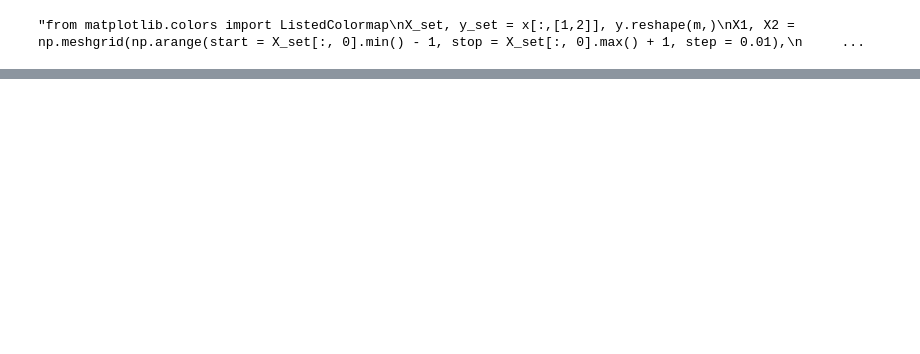
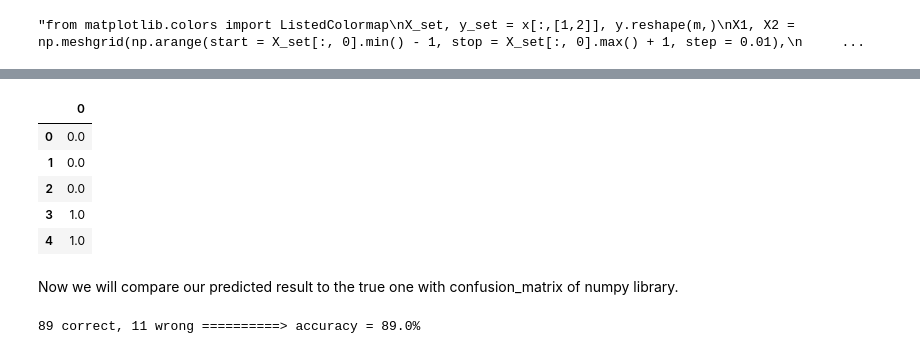
Before and after one commit to Nikronic/Coursera-Machine-Learning, a Jupyter notebook: Week 3 - Logistic Regression/Logistic Regression.ipynb, the cells around one changed output, grey strips where cells are left out. Cells and saved outputs as stored; diff of their text form; code cells hidden in the pictures; blank space fills up the shorter version.

Commit message:
Evaluating on test - accuracy on train
89% accuracy on train

```diff
--- a/Week 3 - Logistic Regression/Logistic Regression.ipynb
+++ b/Week 3 - Logistic Regression/Logistic Regression.ipynb
@@ -231,22 +231,6 @@ The best way is to see model. here model plotted in scatter diagram.
 # %% [markdown]
 For Visualizing of fitted model, we have to predict for every single row in x data and get predicted y and plot new ys.
 We should get something like this: <img src='img/fit.jpg'>
-# %%
-def predictor(x):
-    y_pred = np.zeros(m).reshape(m,)
-    for i in range(0,m):
-        p = sigmoid(lr_hypothesis(x[i],theta))
-        if (p >= 0.5):
-            y_pred[i] = 1
-        else:
-            y_pred[i] = 0
-    return y_pred
-y_pred = predictor(x)
-# %%
-def get_propability(x):
-    p = sigmoid(lr_hypothesis(x,theta))
-    return p
-y_prob = get_propability(x)
 # %%
 # Visualising the Training set results
 """from matplotlib.colors import ListedColormap
@@ -267,0 +257,4 @@ plt.show()"""
+# %%
+def get_propability(x,theta):
+    p = sigmoid(lr_hypothesis(x,theta))
+    return p
@@ -267,0 +273,22 @@ plt.show()"""
+# %%
+def predictor(x,theta):
+    y_pred = np.zeros(m).reshape(m,)
+    for i in range(0,m):
+        p = get_propability(x[i],theta)
+        if (p >= 0.5):
+            y_pred[i] = 1
+        else:
+            y_pred[i] = 0
+    return y_pred
+# %%
+y_pred_train = predictor(x,theta)
+pd.DataFrame(y_pred_train).head(5)
+# %% [output]
+|  | 0 |
+| 0 | 0.0 |
+| 1 | 0.0 |
+| 2 | 0.0 |
+| 3 | 1.0 |
+| 4 | 1.0 |
+# %% [markdown]
+Now we will compare our predicted result to the true one with <a href=''>confusion_matrix</a> of numpy library.
@@ -267,0 +305,5 @@ plt.show()"""
+# %%
+t_train,f_train,acc_train = acc(cm_train)
+print('{} correct, {} wrong ==========> accuracy = {}%'.format(t_train,f_train,acc_train*100))
+# %% [output]
+89 correct, 11 wrong ==========> accuracy = 89.0%
```
Also changed, not shown: parts of 5 cells of this notebook.
